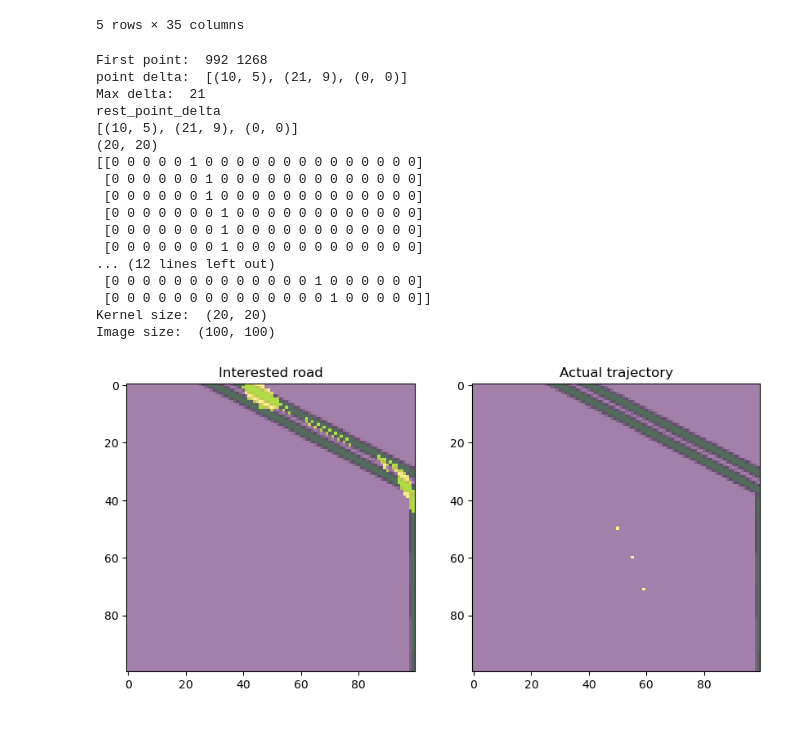
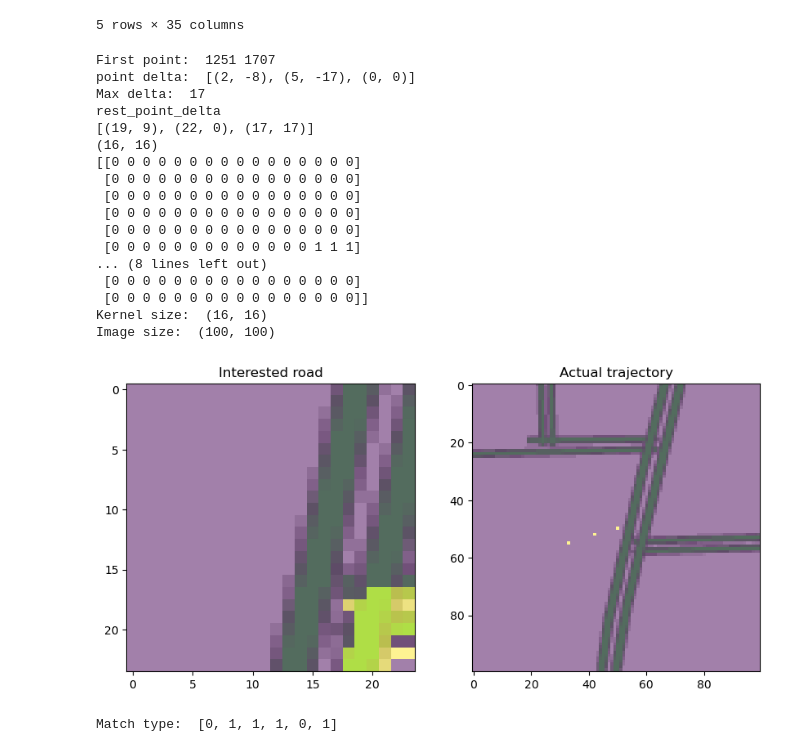
Before and after one commit to AlexwellChen/DAT295-Road-pattern-matching, a Jupyter notebook: Explore.ipynb, the cells around one changed output. Cells and saved outputs as stored; diff of their text form; code cells hidden in the pictures.

```diff
--- a/Explore.ipynb
+++ b/Explore.ipynb
@@ -21,7 +21,7 @@ Y = SE_lat - NW_lat
 import pandas as pd
 filename = 'VED_181003_week'
 _input = pd.read_csv('./ved_data_enrichment/data/ved-final/'+filename+'.csv',
-                             dtype={"Latitude[deg]": float, 'Longitude[deg]': float,
+                             dtype={"Matchted Latitude[deg]": float, 'Matched Longitude[deg]': float,
                                     'Vehicle Speed[km/h]': float, 'Speed Limit[km/h]': 'string'},
                              nrows=1000)
 _input.head()
@@ -34,55 +34,59 @@ _input.head()
 | 4 | 337.031765 | 135.0 | 2253.0 | 3100.0 | 42.272633 | -83.74945 | 33.0 | ... |
 5 rows × 35 columns
 # %%
-_input = _input[['DayNum', 'Latitude[deg]', 'Longitude[deg]', 'Vehicle Speed[km/h]', 'Speed Limit[km/h]']]
+_input = _input[['DayNum', 'Matched Longitude[deg]', 'Matchted Latitude[deg]', 'Vehicle Speed[km/h]', 'Speed Limit[km/h]', 'Match Type']]
 _input['Speed Limit[km/h]'] = pd.to_numeric(_input['Speed Limit[km/h]'], errors='coerce')
 _input = _input.assign(Color_code='-1')
 _input['Index'] = _input['DayNum'].apply(post.timeCalc)
 
 for index, row in _input.iterrows():
 # if(chunk['Vehicle Speed[km/h]'].at[index] / chunk['Speed Limit[km/h]'].at[index] >= 0.9):
 #     continue
-    index = 800
+    index = 50
     up_limit = 50
     if index > 18:
         longitude_seq = []
         latitude_seq = []
+        match_type = []
         for i in range(up_limit):
             # Change every 6 items
             new_index = index
-            lng_val = (_input['Longitude[deg]'].at[index - i] - NW_lng)/X
-            lat_val = (_input['Latitude[deg]'].at[index - i] - NW_lat)/Y
+            lng_val = (_input['Matched Longitude[deg]'].at[index - i] - NW_lng)/X
+            lat_val = (_input['Matchted Latitude[deg]'].at[index - i] - NW_lat)/Y
             # Todo: adptiv track length by delta
             longitude_seq.append(lng_val)
             latitude_seq.append(lat_val)
             idx = _input['Index'].at[index]
             rest_point_delta, max_delta = tools.point_delta(longitude_seq, latitude_seq, idx)
+            match_type.append(_input['Match Type'].at[index - i])
             if max_delta > 10:
                 break
         _input['Color_code'].at[index] = tools.image_process_position_seq(longitude_seq, latitude_seq, idx, rest_point_delta, max_delta)
         break
     else:
         _input['Color_code'].at[index] = tools.image_process(
-            (_input['Longitude[deg]'].at[index] - NW_lng)/X,
-            (_input['Latitude[deg]'].at[index] -NW_lat)/Y,
+            (_input['Matched Longitude[deg]'].at[index] - NW_lng)/X,
+            (_input['Matchted Latitude[deg]'].at[index] -NW_lat)/Y,
             _input['Index'].at[index])
         break
+print("Match type: ", match_type)
 # %% [output]
-First point:  992 1268
-point delta:  [(10, 5), (21, 9), (0, 0)]
-Max delta:  21
+First point:  1251 1707
+point delta:  [(2, -8), (5, -17), (0, 0)]
+Max delta:  17
 rest_point_delta
-[(10, 5), (21, 9), (0, 0)]
-(20, 20)
-[[0 0 0 0 0 1 0 0 0 0 0 0 0 0 0 0 0 0 0 0]
- [0 0 0 0 0 0 1 0 0 0 0 0 0 0 0 0 0 0 0 0]
- [0 0 0 0 0 0 1 0 0 0 0 0 0 0 0 0 0 0 0 0]
- [0 0 0 0 0 0 0 1 0 0 0 0 0 0 0 0 0 0 0 0]
- [0 0 0 0 0 0 0 1 0 0 0 0 0 0 0 0 0 0 0 0]
- [0 0 0 0 0 0 0 1 0 0 0 0 0 0 0 0 0 0 0 0]
-... (12 lines left out)
- [0 0 0 0 0 0 0 0 0 0 0 0 0 1 0 0 0 0 0 0]
- [0 0 0 0 0 0 0 0 0 0 0 0 0 0 1 0 0 0 0 0]]
-Kernel size:  (20, 20)
+[(19, 9), (22, 0), (17, 17)]
+(16, 16)
+[[0 0 0 0 0 0 0 0 0 0 0 0 0 0 0 0]
+ [0 0 0 0 0 0 0 0 0 0 0 0 0 0 0 0]
+ [0 0 0 0 0 0 0 0 0 0 0 0 0 0 0 0]
+ [0 0 0 0 0 0 0 0 0 0 0 0 0 0 0 0]
+ [0 0 0 0 0 0 0 0 0 0 0 0 0 0 0 0]
+ [0 0 0 0 0 0 0 0 0 0 0 0 0 1 1 1]
+... (8 lines left out)
+ [0 0 0 0 0 0 0 0 0 0 0 0 0 0 0 0]
+ [0 0 0 0 0 0 0 0 0 0 0 0 0 0 0 0]]
+Kernel size:  (16, 16)
 Image size:  (100, 100)
-[figure, old version]
+[figure, new version]
+Match type:  [0, 1, 1, 1, 0, 1]
```
Also changed, not shown: 1 other file.
